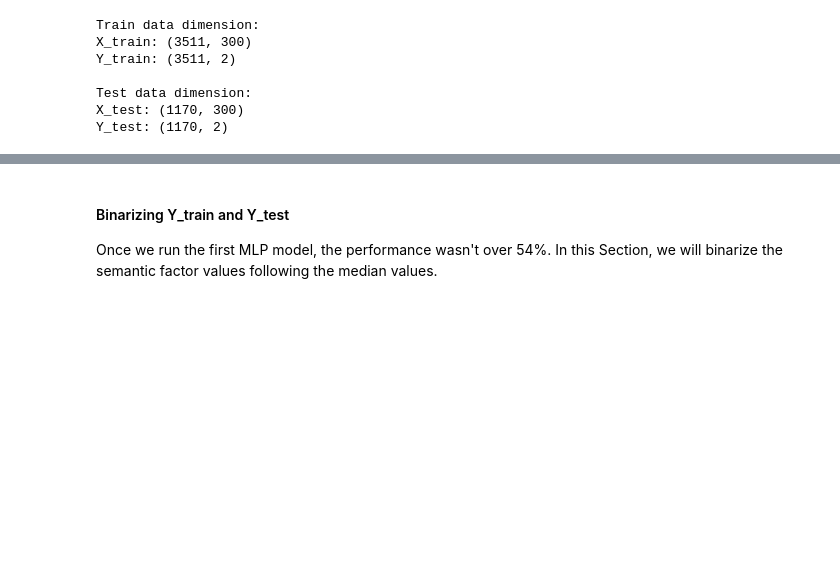
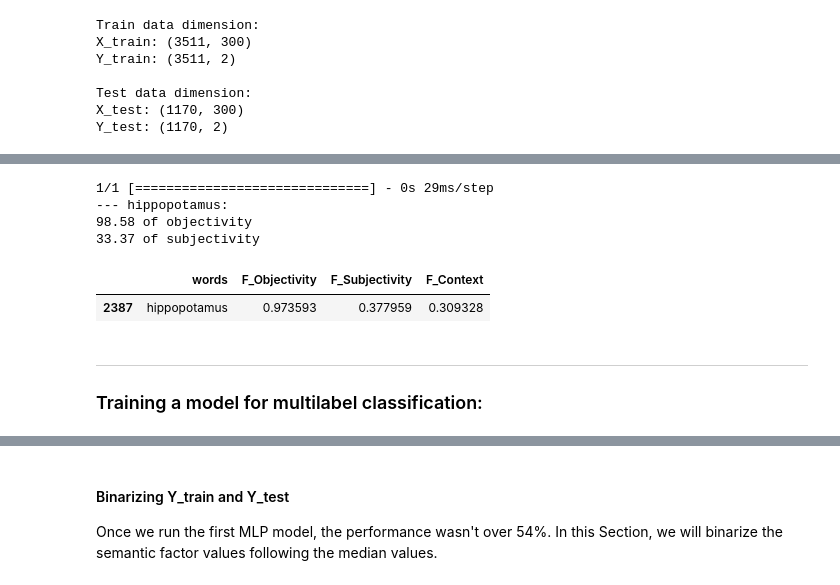
Before and after one commit to tbnsilveira/semantic_classifier, a Jupyter notebook: notebooks/Exp01_SCA_WE.ipynb, the cells around one changed output, grey strips where cells are left out. Saved outputs shown, nothing was run; the diff lists cells and outputs as text; code cells hidden in the pictures; blank space fills up the shorter version.

```diff
--- a/notebooks/Exp01_SCA_WE.ipynb
+++ b/notebooks/Exp01_SCA_WE.ipynb
@@ -350,0 +487,17 @@ Y_test: (1170, 2)
+# %%
+trial_word = 'hippopotamus'
+# %%
+wordClassifier(trial_word)
+# %% [output]
+1/1 [==============================] - 0s 29ms/step
+--- hippopotamus:
+98.58 of objectivity
+33.37 of subjectivity
+# %%
+df_factors[df_factors['words']==trial_word]
+# %% [output]
+|  | words | F_Objectivity | F_Subjectivity | F_Context |
+| 2387 | hippopotamus | 0.973593 | 0.377959 | 0.309328 |
+# %% [markdown]
+----
+### Training a model for multilabel classification:
```
Also changed, not shown: parts of 46 cells of this notebook.
